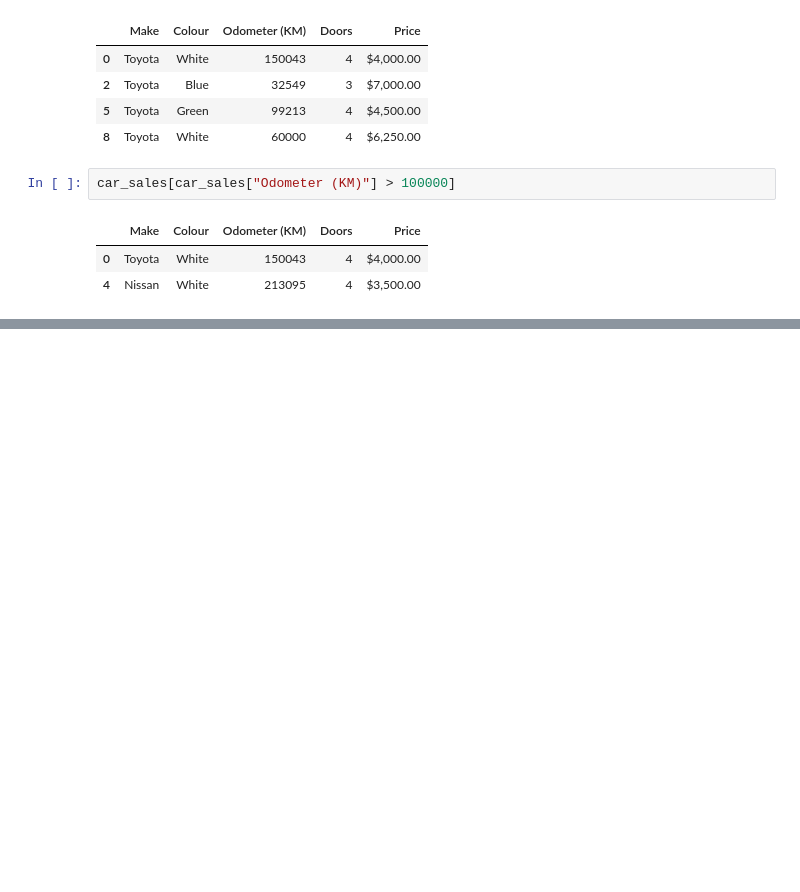
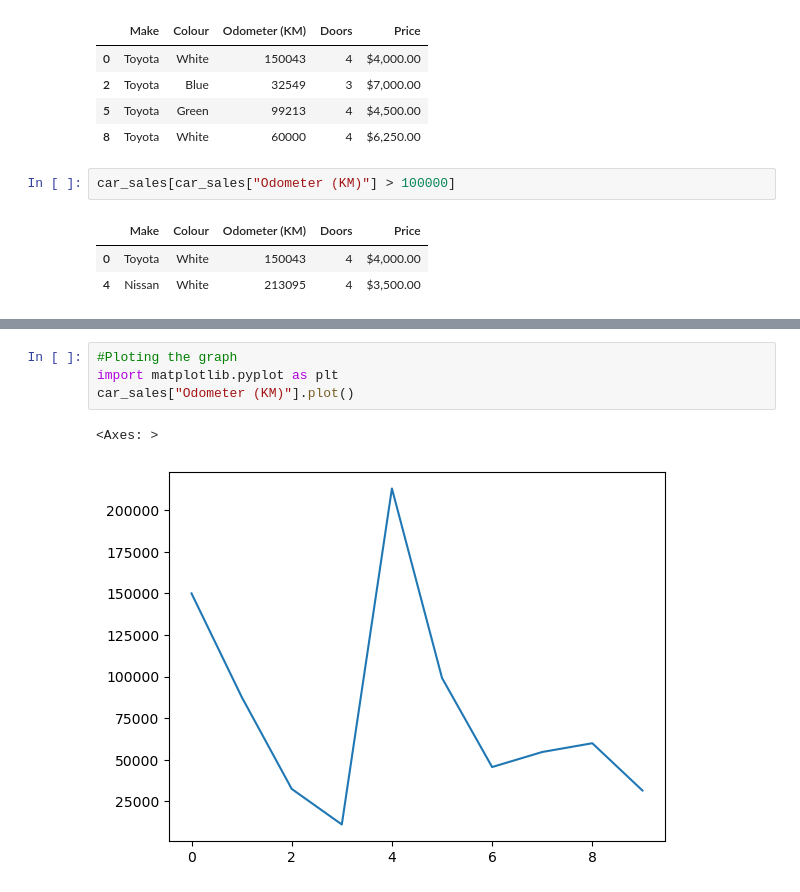
Before and after one commit to Saumyakhushlani/Introduction-to-Pandas-Numpy-Scikitlearn, a Jupyter notebook: introduction-to-pandas.ipynb, the cells around one changed output, grey strips where cells are left out. Cells and saved outputs as stored; diff of their text form; blank space fills up the shorter version.

```diff
--- a/introduction-to-pandas.ipynb
+++ b/introduction-to-pandas.ipynb
@@ -311,0 +331,7 @@ car_sales[car_sales["Odometer (KM)"] > 100000]
+# %%
+#Ploting the graph
+import matplotlib.pyplot as plt
+car_sales["Odometer (KM)"].plot()
+# %% [output]
+<Axes: >
+[figure, added]
```
Also changed, not shown: parts of 5 cells of this notebook, 1 other file.
